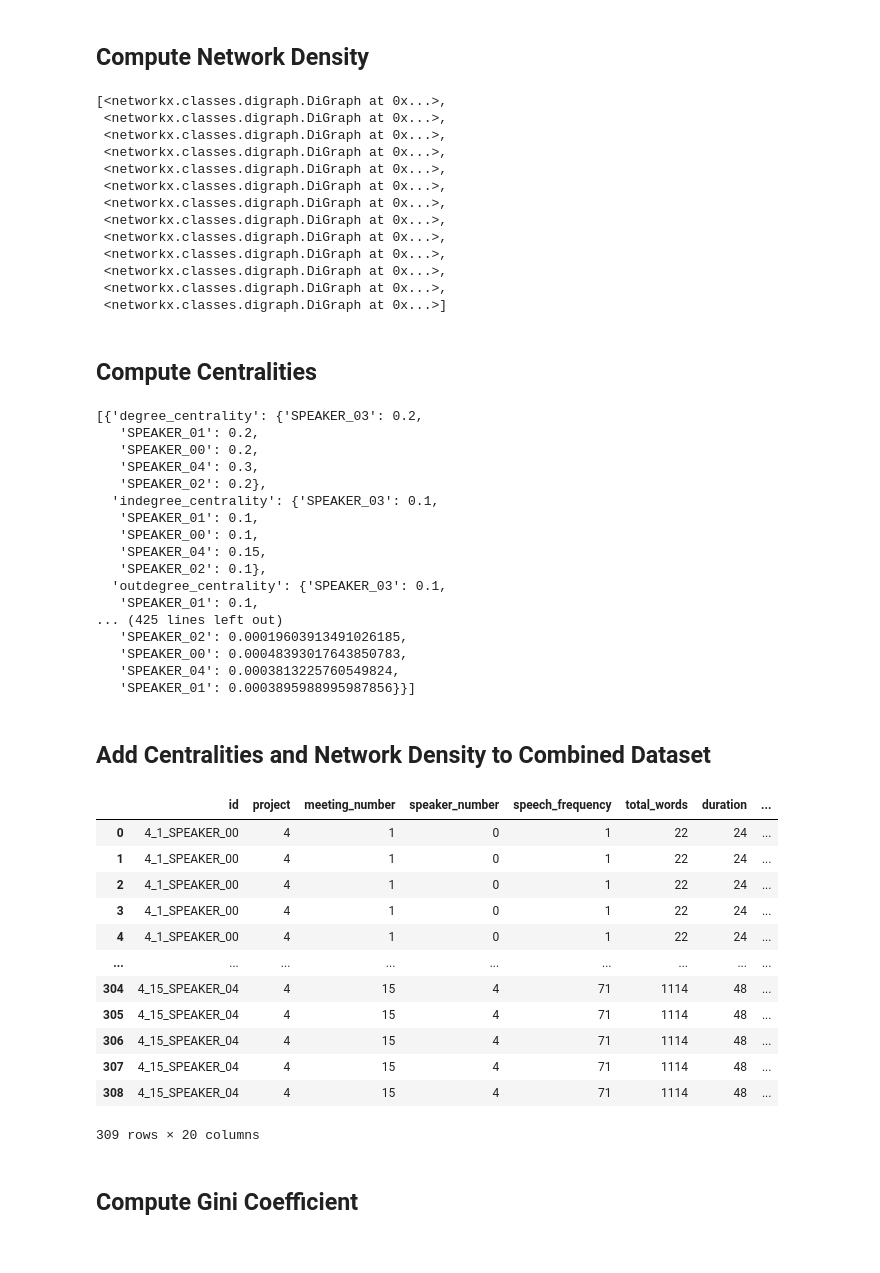
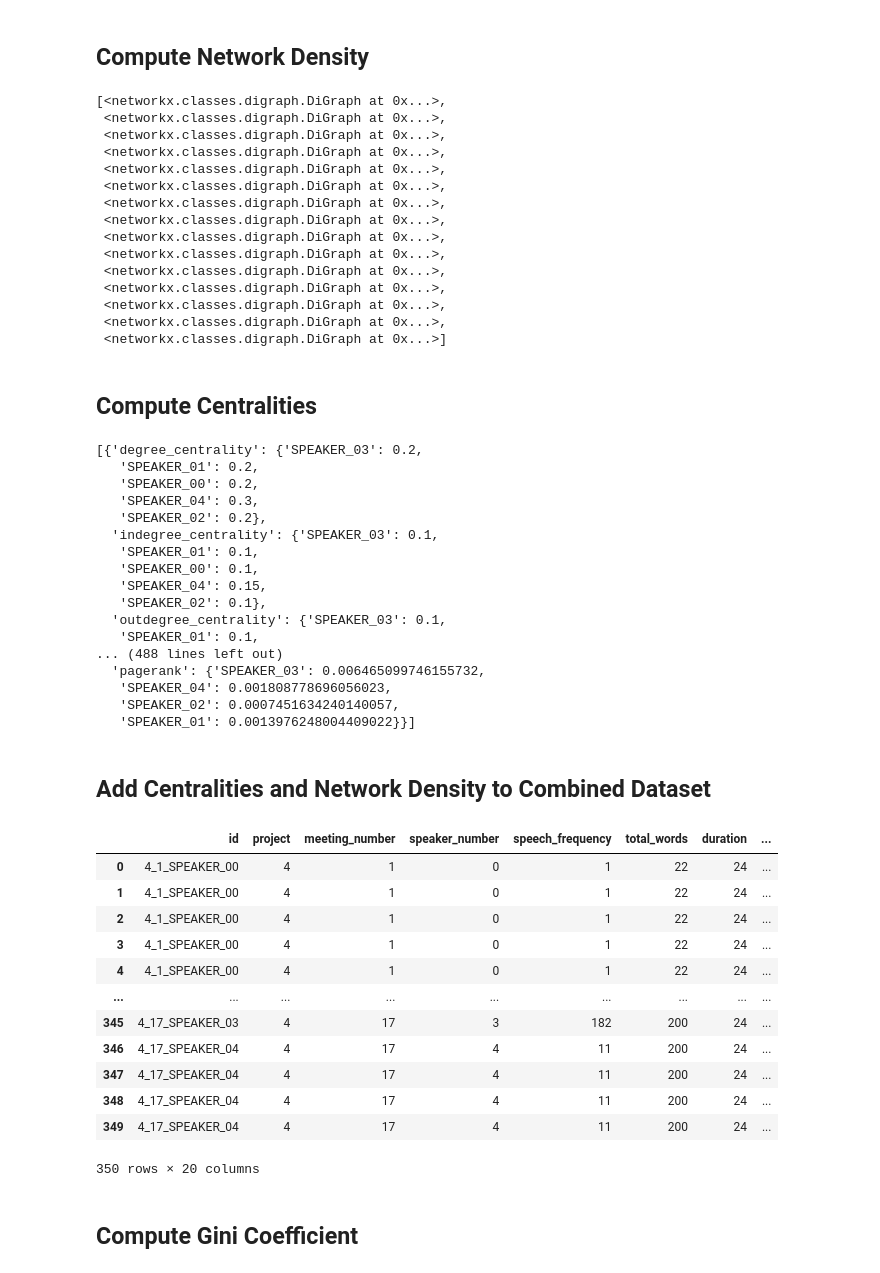
Before and after one commit to team-zerobaek/collaboration-analysis, a Jupyter notebook: chatting_analysis_rdb_generator.ipynb, the cells around one changed output. Cells and saved outputs as stored; diff of their text form; code cells hidden in the pictures.

```diff
--- a/chatting_analysis_rdb_generator.ipynb
+++ b/chatting_analysis_rdb_generator.ipynb
@@ -72,6 +72,10 @@ def assign_meeting_number(date):
         return 14
     elif '2024-06-25' <= date <= '2024-06-26':
         return 15
+    elif '2024-06-27' <= date <= '2024-06-28':
+        return 16
+    elif '2024-06-29' <= date:
+        return 17
 
 
 df['meeting_number'] = df['Date'].apply(
@@ -241,7 +245,7 @@ combined_dataset
 # %%
 import networkx as nx
 
-meeting = [1,  2,  3, 4, 5, 6,  7,  8,  9, 10, 11, 12, 13, 14]
+meeting = [1,  2,  3, 4, 5, 6,  7,  8,  9, 10, 11, 12, 13, 14, 15, 16, 17]
 
 
 def compute_density(G):
@@ -311,6 +315,8 @@ interaction_graphs
  <networkx.classes.digraph.DiGraph at 0x...>,
  <networkx.classes.digraph.DiGraph at 0x...>,
  <networkx.classes.digraph.DiGraph at 0x...>,
+ <networkx.classes.digraph.DiGraph at 0x...>,
+ <networkx.classes.digraph.DiGraph at 0x...>,
  <networkx.classes.digraph.DiGraph at 0x...>]
 # %% [markdown]
 ## Compute Centralities
@@ -366,11 +372,11 @@ centralities
    'SPEAKER_02': 0.1},
   'outdegree_centrality': {'SPEAKER_03': 0.1,
    'SPEAKER_01': 0.1,
-... (425 lines left out)
-   'SPEAKER_02': 0.00019603913491026185,
-   'SPEAKER_00': 0.00048393017643850783,
-   'SPEAKER_04': 0.0003813225760549824,
-   'SPEAKER_01': 0.0003895988995987856}}]
+... (488 lines left out)
+  'pagerank': {'SPEAKER_03': 0.006465099746155732,
+   'SPEAKER_04': 0.001808778696056023,
+   'SPEAKER_02': 0.0007451634240140057,
+   'SPEAKER_01': 0.0013976248004409022}}]
 # %% [markdown]
 ## Add Centralities and Network Density to Combined Dataset
 # %%
@@ -380,45 +386,45 @@ combined_dataset['network_density'] = 0
 combined_dataset['weighted_network_density'] = 0
 
 
-meeting_numbers = [1, 2, 3, 4, 5, 6, 7, 8, 9, 10, 11, 12, 13, 14]
+meeting_numbers = [1, 2, 3, 4, 5, 6, 7, 8, 9, 10, 11, 12, 13, 14, 15, 16, 17]
 
 for i, centralities in enumerate(centralities):
     density = densities[i]
     weighted_density_value = weighted_density[i]
     meeting_number = meeting_numbers[i]
     for centrality_measure, centrality_values in centralities.items():
         for node, value in centrality_values.items():
             combined_dataset.loc[
                 (combined_dataset['project'] == 4) &
                 (combined_dataset['meeting_number'] == meeting_number) &
                 (combined_dataset['speaker_number']
                  == int(node.split('_')[1])),
                 centrality_measure] = value
     combined_dataset.loc[
         (combined_dataset['project'] == 4) &
         (combined_dataset['meeting_number'] == meeting_number),
         'network_density'] = density
     combined_dataset.loc[
         (combined_dataset['project'] == 4) &
         (combined_dataset['meeting_number'] == meeting_number),
         'weighted_network_density'] = weighted_density_value
 
 
 combined_dataset
 # %% [output]
 |  | id | project | meeting_number | speaker_number | speech_frequency | total_words | duration | ... |
 | 0 | 4_1_SPEAKER_00 | 4 | 1 | 0 | 1 | 22 | 24 | ... |
 | 1 | 4_1_SPEAKER_00 | 4 | 1 | 0 | 1 | 22 | 24 | ... |
 | 2 | 4_1_SPEAKER_00 | 4 | 1 | 0 | 1 | 22 | 24 | ... |
 | 3 | 4_1_SPEAKER_00 | 4 | 1 | 0 | 1 | 22 | 24 | ... |
 | 4 | 4_1_SPEAKER_00 | 4 | 1 | 0 | 1 | 22 | 24 | ... |
 | ... | ... | ... | ... | ... | ... | ... | ... | ... |
-| 304 | 4_15_SPEAKER_04 | 4 | 15 | 4 | 71 | 1114 | 48 | ... |
-| 305 | 4_15_SPEAKER_04 | 4 | 15 | 4 | 71 | 1114 | 48 | ... |
-| 306 | 4_15_SPEAKER_04 | 4 | 15 | 4 | 71 | 1114 | 48 | ... |
-| 307 | 4_15_SPEAKER_04 | 4 | 15 | 4 | 71 | 1114 | 48 | ... |
-| 308 | 4_15_SPEAKER_04 | 4 | 15 | 4 | 71 | 1114 | 48 | ... |
+| 345 | 4_17_SPEAKER_03 | 4 | 17 | 3 | 182 | 200 | 24 | ... |
+| 346 | 4_17_SPEAKER_04 | 4 | 17 | 4 | 11 | 200 | 24 | ... |
+| 347 | 4_17_SPEAKER_04 | 4 | 17 | 4 | 11 | 200 | 24 | ... |
+| 348 | 4_17_SPEAKER_04 | 4 | 17 | 4 | 11 | 200 | 24 | ... |
+| 349 | 4_17_SPEAKER_04 | 4 | 17 | 4 | 11 | 200 | 24 | ... |
-309 rows × 20 columns
+350 rows × 20 columns
 # %% [markdown]
 ## Compute Gini Coefficient
 # %%
```
Also changed, not shown: parts of 4 cells of this notebook, 4 other files.
